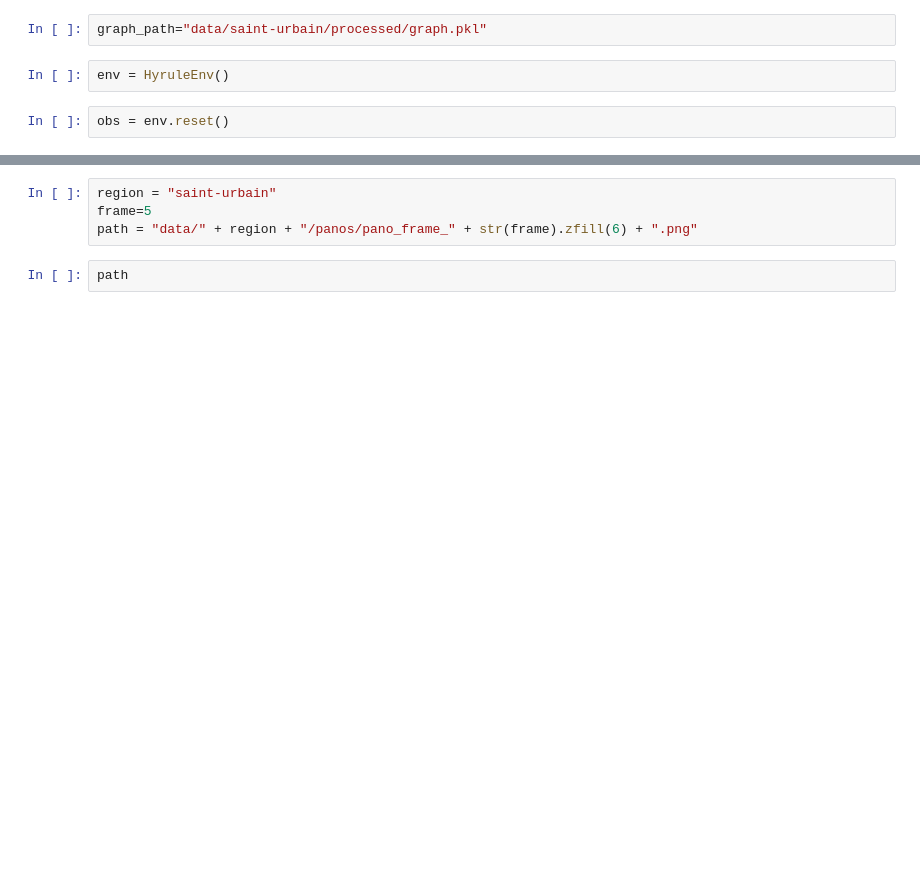
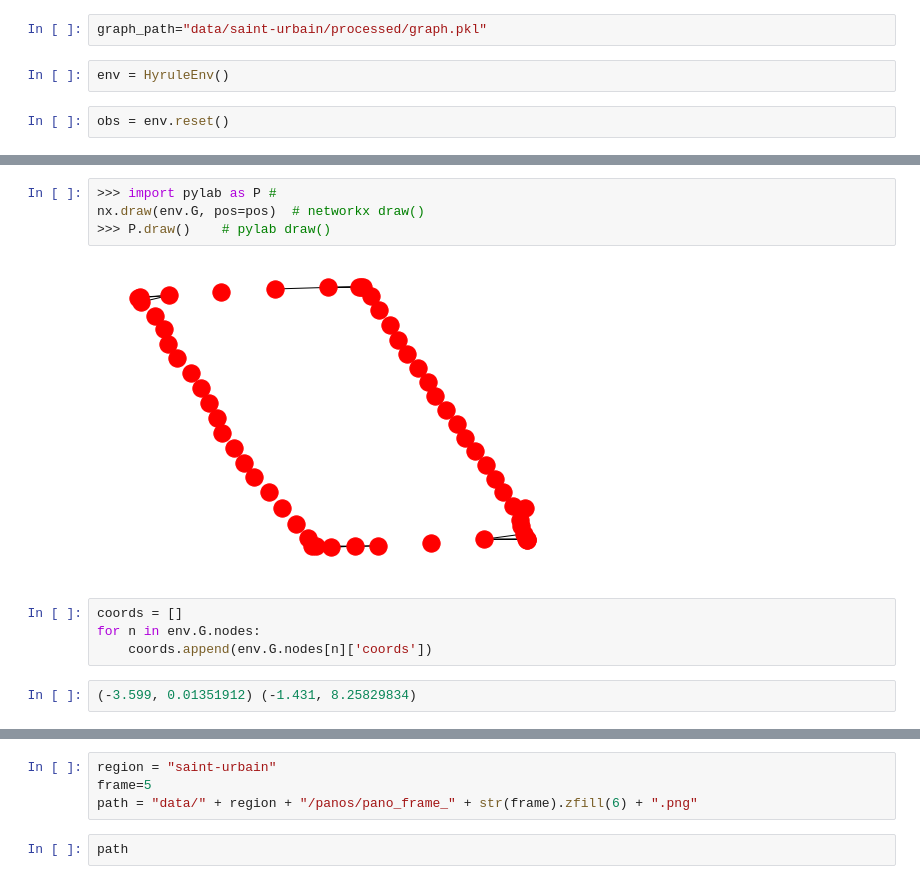
Before and after one commit to mweiss17/hyrule-gym, a Jupyter notebook: dataset.ipynb, the cells around one changed output, grey strips where cells are left out. Cells and saved outputs as stored; diff of their text form; blank space fills up the shorter version.

```diff
--- a/dataset.ipynb
+++ b/dataset.ipynb
@@ -97,3 +123,15 @@ edges = nx.draw_networkx_edges(env.G, pos=pos)
+# %%
+>>> import pylab as P #
+nx.draw(env.G, pos=pos)  # networkx draw()
+>>> P.draw()    # pylab draw()
+# %% [output]
+[figure, added]
+# %%
+coords = []
+for n in env.G.nodes:
+    coords.append(env.G.nodes[n]['coords'])
+# %%
+(-3.599, 0.01351912) (-1.431, 8.25829834)
 # %%
 import collections
 import matplotlib.pyplot as plt
```
Also changed, not shown: parts of 16 cells of this notebook, 4 other files.
